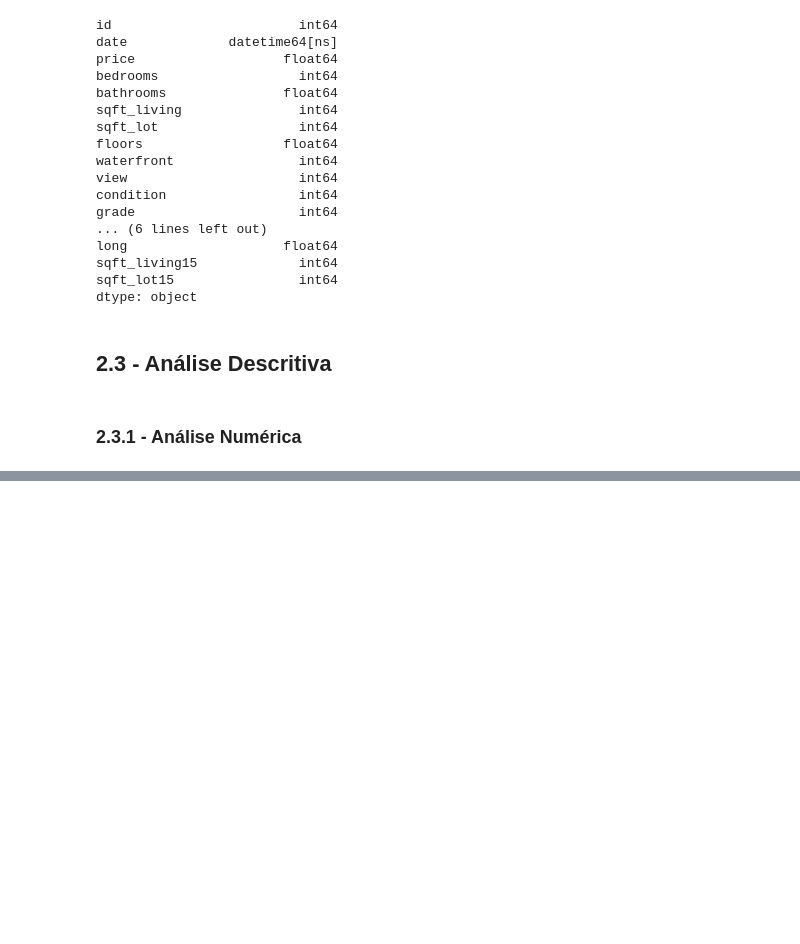
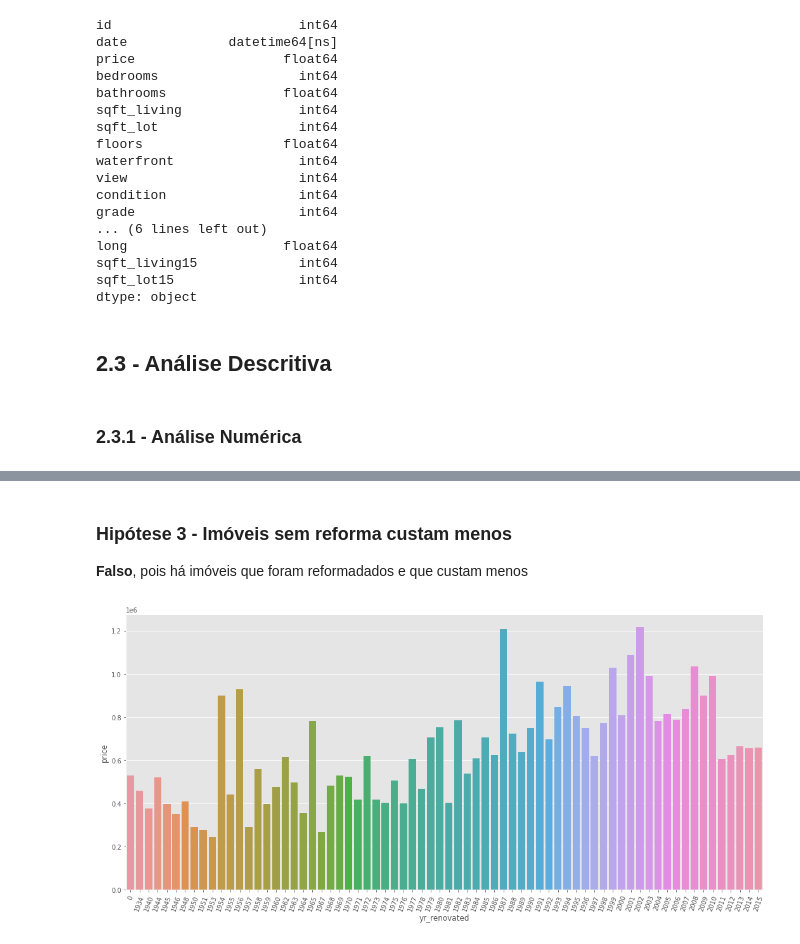
Before and after one commit to jhonatanmarques92/House_Rocket_Insight_Project, a Jupyter notebook: insight_project.ipynb, the cells around one changed output, grey strips where cells are left out. Drawn from its saved outputs; the diff is of its cells as text; code cells hidden in the pictures; blank space fills up the shorter version.

```diff
--- a/insight_project.ipynb
+++ b/insight_project.ipynb
@@ -102,0 +169,9 @@ num.describe().apply(lambda x: x.apply('{0:.3f}'.format)).T
+# %% [markdown]
+### Hipótese 3 - Imóveis sem reforma custam menos
+**Falso**, pois há imóveis que foram reformadados e que custam menos
+# %%
+aux = price_mean(df4, 'yr_renovated')
+sns.barplot(x='yr_renovated', y='price', data=aux)
+plt.xticks(rotation=70);
+# %% [output]
+[figure, added]
```
Also changed, not shown: parts of 29 cells of this notebook.
